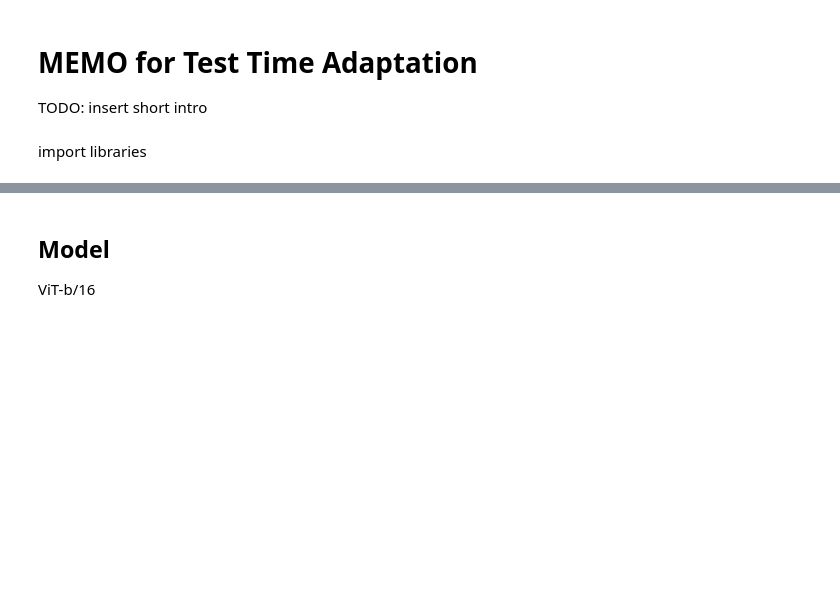
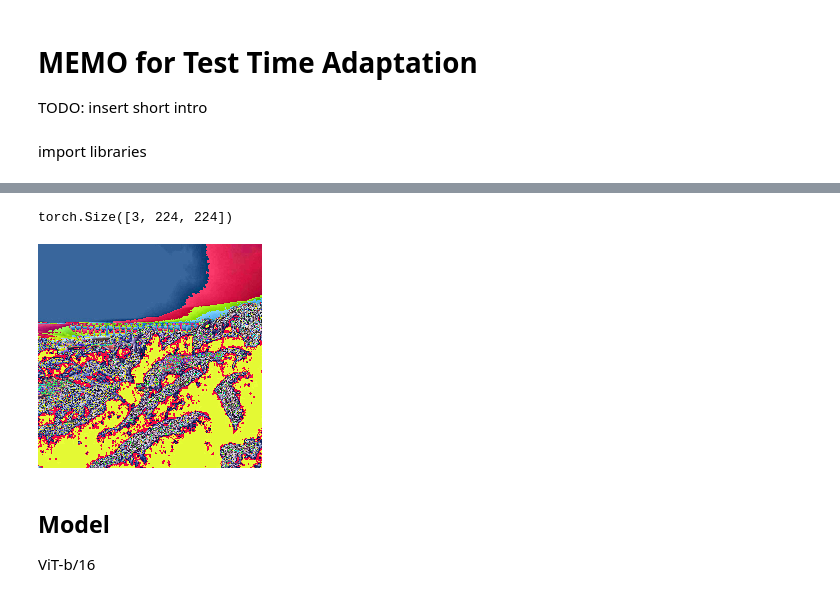
Before and after one commit to Dr3dre/Memo_DL2024, a Jupyter notebook: project.ipynb, the cells around one changed output, grey strips where cells are left out. Drawn from its saved outputs; the diff is of its cells as text; code cells hidden in the pictures; blank space fills up the shorter version.

```diff
--- a/project.ipynb
+++ b/project.ipynb
@@ -133,3 +356,34 @@ NameError: name 'trn' is not defined
+# %%
+transform = T.Compose([
+    T.Resize((256, 256)),                                                   # Resize each PIL image to 256 x 256
+    T.RandomCrop((224, 224)),                                               # Randomly crop a 224 x 224 patch
+    T.ToTensor(),                                                           # Convert Numpy to Pytorch Tensor
+    T.Normalize(mean=[0.485, 0.456, 0.406], std=[0.229, 0.224, 0.225]),     # Normalize with ImageNet mean
+
+    # ViT_B_16_Weights.DEFAULT.transforms()        # TODO: is this correct here?
+])
+
+# Load data
+dataset = S3ImageFolder(root=img_root, transform=transform)
+
+# Create train and test splits (80/20)
+num_samples = len(dataset)
+training_samples = int(num_samples * 0.8 + 1)
+test_samples = num_samples - training_samples
+
+training_data, test_data = torch.utils.data.random_split(dataset, [training_samples, test_samples])
+# %%
+img = training_data[0][0]
+label = training_data[0][1]
+
+print(img.shape)
+
+transform = T.ToPILImage()
+img_orig = transform(img)
+img_orig.show()
+# %% [output]
+torch.Size([3, 224, 224])
+[figure, added]
 # %% [markdown]
 ## Model
 ViT-b/16
```
Also changed, not shown: parts of 27 cells of this notebook.
